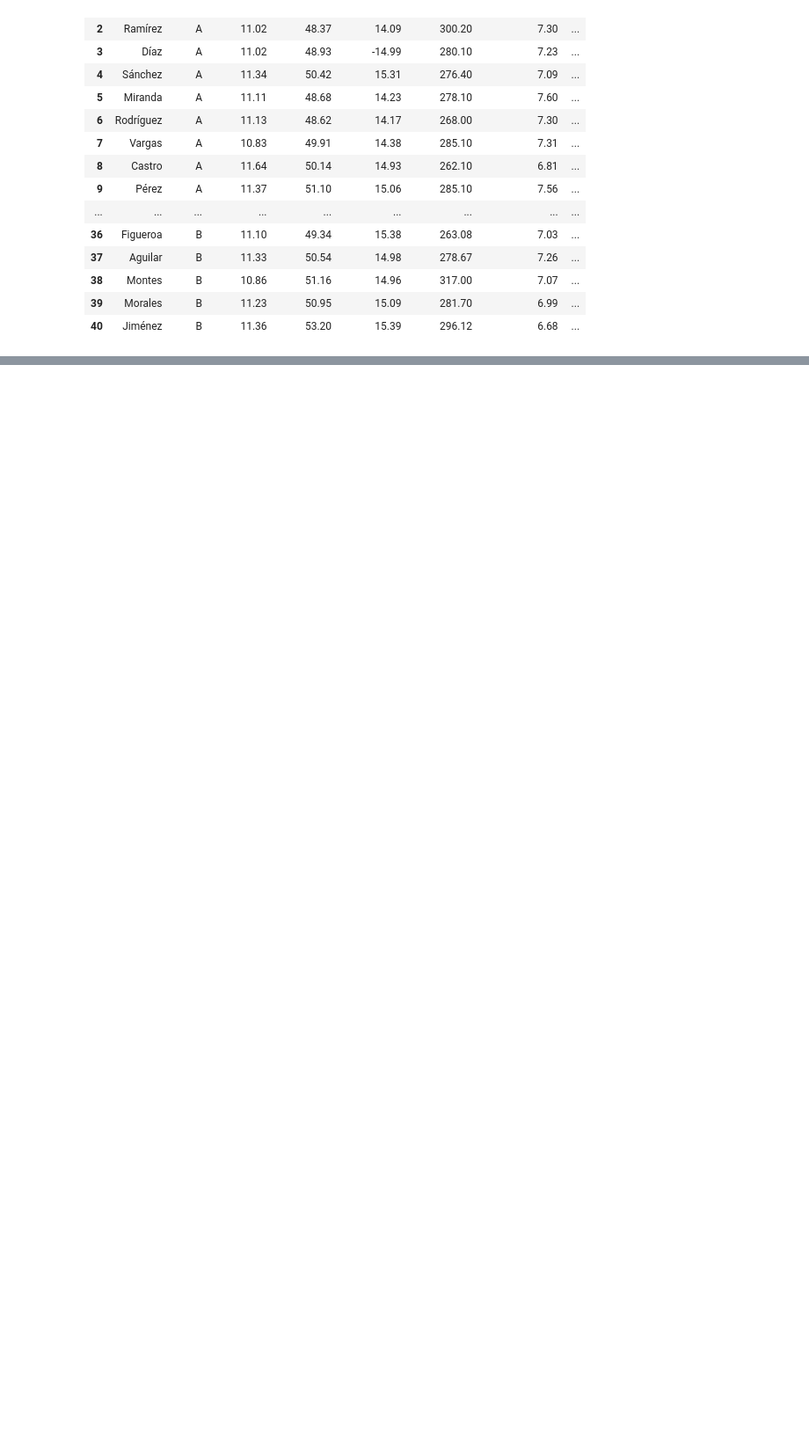
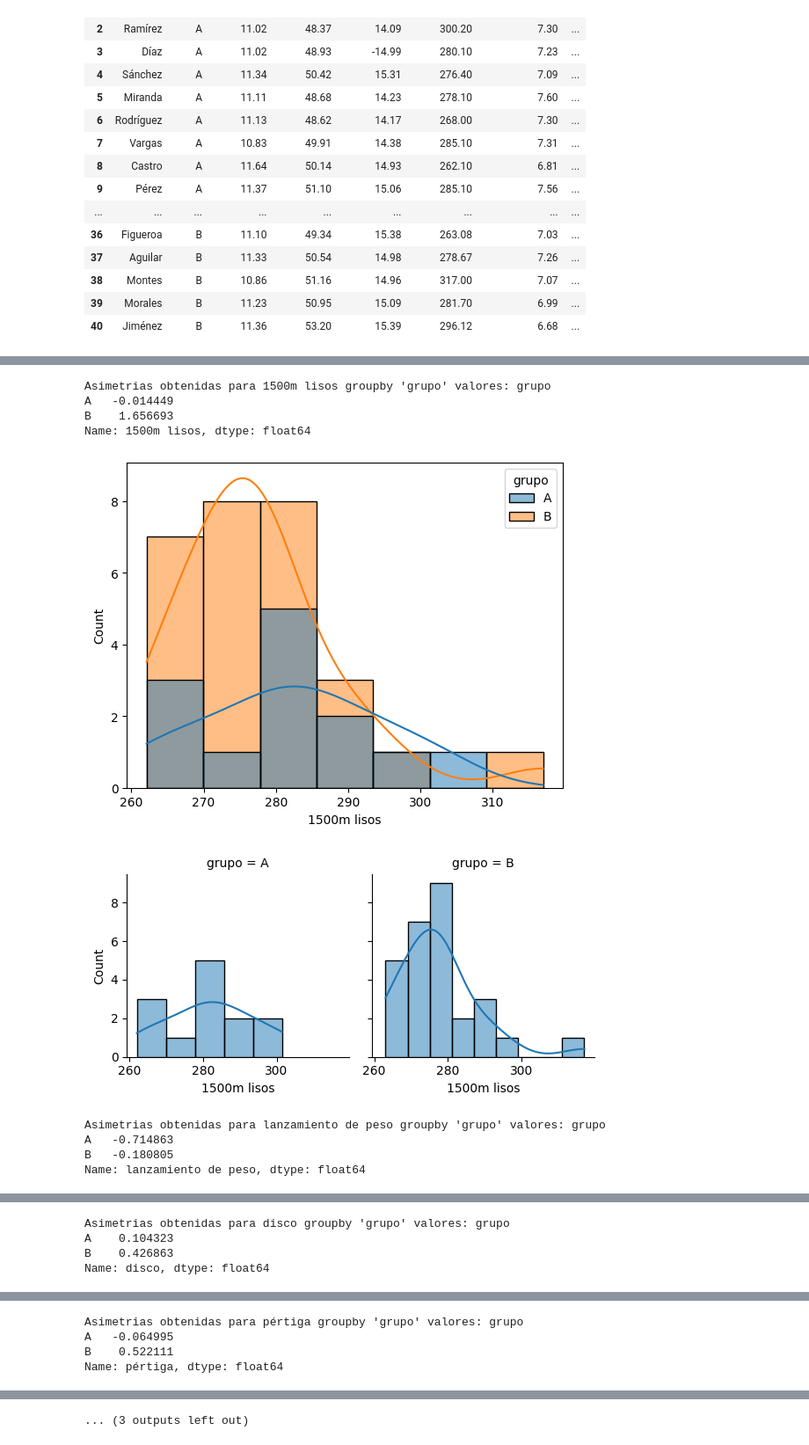
Before and after one commit to javierraneros-cell/UD2-Mineria-de-Datos---Colab-, a Jupyter notebook: Practica_UD2_ATLETAS.ipynb, the cells around one changed output, grey strips where cells are left out. Shown at 88% size. Drawn from its saved outputs; the diff is of its cells as text; code cells hidden in the pictures; blank space fills up the shorter version.

```diff
--- a/Practica_UD2_ATLETAS.ipynb
+++ b/Practica_UD2_ATLETAS.ipynb
@@ -220,7 +242,7 @@ Concatenacion creada correctamente para result_segundo_dia ...
 | 40 | Jiménez | B | 6.68 | 14.92 | 1.94 | 48.66 | 4.4 | 58.62 |
 # %%
 #Concatenacion x COLUMNAS
-df_dataset = pd.concat([result_primer_dia, result_segundo_dia], axis=1)
+df_dataset = pd.concat([df_result_primer_dia, df_result_segundo_dia], axis=1)
 print(f"\nConcatenacion creada correctamente para df_dataset ...\n")
 display(df_dataset.head())
 display(df_dataset.tail())
@@ -310,0 +397,18 @@ Mostrando el DataFrame df_dataset como una tabla interactiva:
+# %%
+# Aplicar np.abs() a las columnas de rendimiento para convertir los valores negativos a positivos
+for registroNegativo in df_dataset_negativos.index:
+    for col in performance_columns:
+        df_dataset.at[registroNegativo, col] = np.abs(df_dataset.at[registroNegativo, col])
+
+print("Valores negativos en las columnas de rendimiento convertidos a positivos.")
+print("\nDataFrame después de corregir valores negativos:")
+display(df_dataset.head())
+display(df_dataset.tail())
+
+# Verificar si aún existen valores negativos en las columnas de rendimiento después de la corrección
+negative_values_after_correction = (df_dataset[performance_columns] < 0).any(axis=1)
+if negative_values_after_correction.sum() == 0:
+    print("\n¡Verificación completada! No se encontraron valores negativos en las columnas de rendimiento después de la corrección.")
+else:
+    print(f"\nAdvertencia: Aún se encontraron {negative_values_after_correction.sum()} filas con valores negativos después de la corrección.")
+    display(df_dataset[negative_values_after_correction])
@@ -310,0 +463,3 @@ Mostrando el DataFrame df_dataset como una tabla interactiva:
+# %%
+columnas_con_nulos = df_dataset.columns[df_dataset.isnull().sum() != 0]
+columnas_con_nulos
@@ -310,0 +490,25 @@ Mostrando el DataFrame df_dataset como una tabla interactiva:
+# %%
+#Usamos la libreria SEABORN y MATPLOTLIB.PYPLOT
+import matplotlib.pyplot as plt
+import seaborn as sns
+
+# Lo hacemos con todas las columnas recuperadas en columnas_con_nulos
+# y como rango BINS en AUTO, para determinar en cuántos rangos se divide
+# el histograma agrupando por GRUPO de actividad, que son
+for col in columnas_con_nulos:
+    sns.histplot(data = df_dataset, x = col, hue='grupo', bins = 'auto', kde = True)
+    sns.FacetGrid(df_dataset, col='grupo').map(sns.histplot, col, bins='auto', kde=True)
+    skew = df_dataset.groupby('grupo')[col].skew()
+    print(f"\nAsimetrias obtenidas para {col} groupby 'grupo' valores: {skew}")
+    plt.show()
+# %% [output]
+Asimetrias obtenidas para 1500m lisos groupby 'grupo' valores: grupo
+A   -0.014449
+B    1.656693
+Name: 1500m lisos, dtype: float64
+[figure, added]
+[figure, added]
+Asimetrias obtenidas para lanzamiento de peso groupby 'grupo' valores: grupo
+A   -0.714863
+B   -0.180805
+Name: lanzamiento de peso, dtype: float64
@@ -310,0 +517,4 @@ Mostrando el DataFrame df_dataset como una tabla interactiva:
+Asimetrias obtenidas para disco groupby 'grupo' valores: grupo
+A    0.104323
+B    0.426863
+Name: disco, dtype: float64
@@ -310,0 +523,4 @@ Mostrando el DataFrame df_dataset como una tabla interactiva:
+Asimetrias obtenidas para pértiga groupby 'grupo' valores: grupo
+A   -0.064995
+B    0.522111
+Name: pértiga, dtype: float64
@@ -310,0 +529 @@ Mostrando el DataFrame df_dataset como una tabla interactiva:
+... (3 outputs left out)
```
Also changed, not shown: parts of 21 cells of this notebook.
